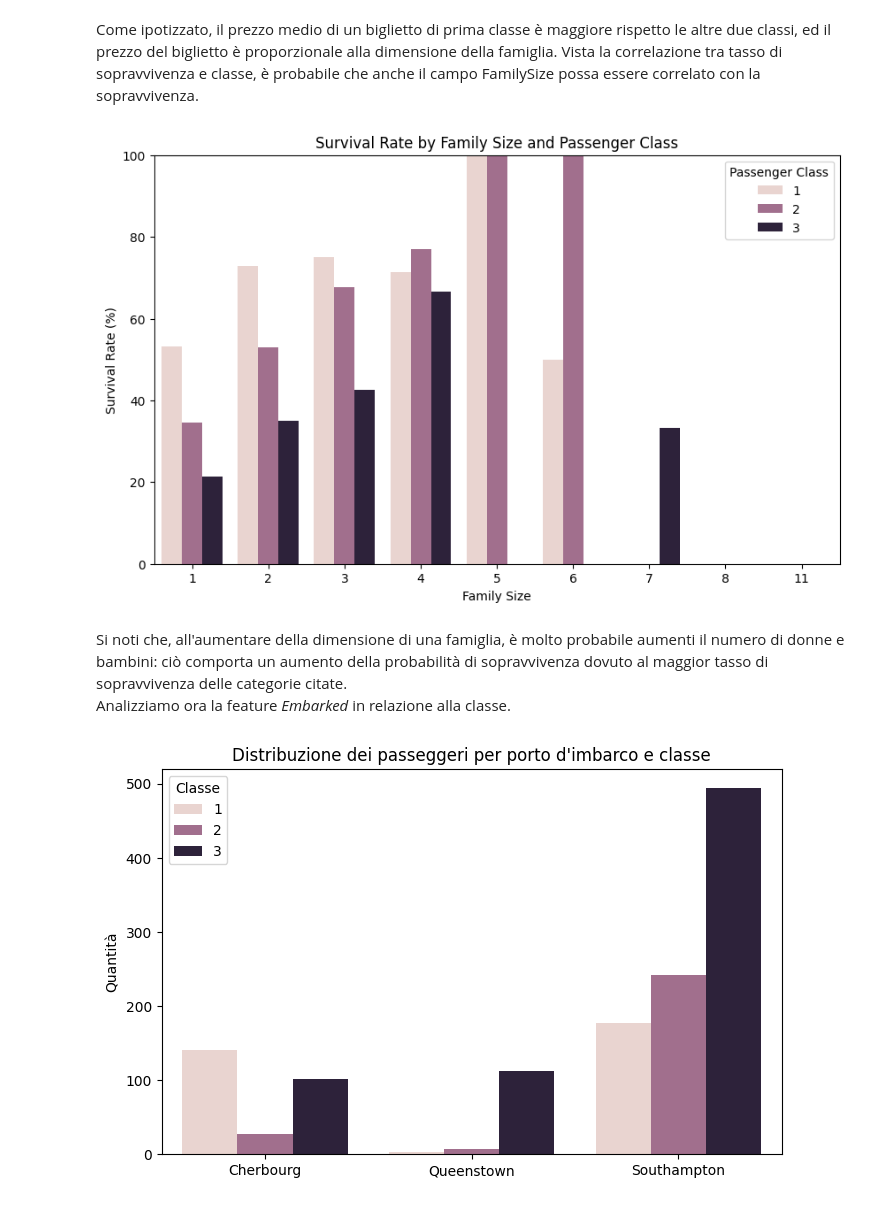
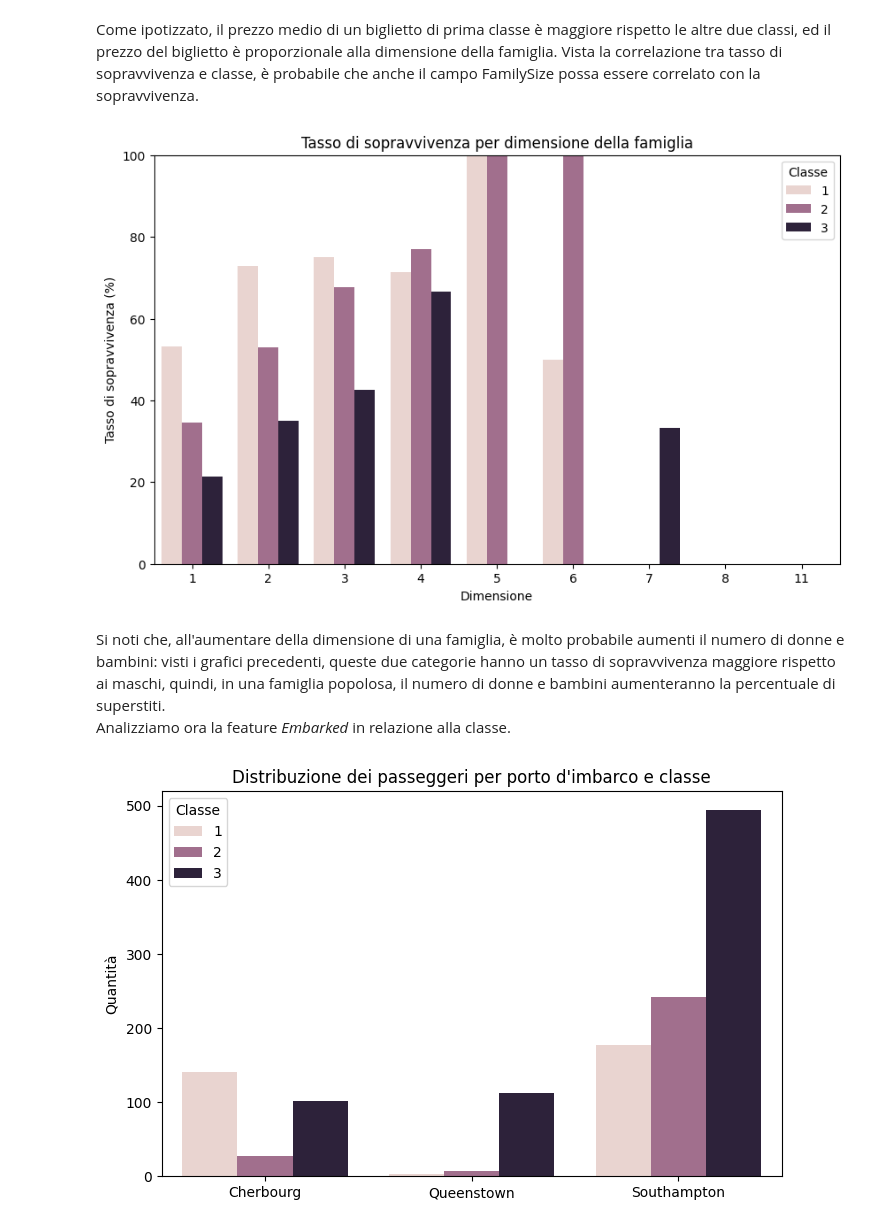
Before and after one commit to lPen88/dataProject, a Jupyter notebook: report.ipynb, the cells around one changed output. Saved outputs shown, nothing was run; the diff lists cells and outputs as text; code cells hidden in the pictures.

```diff
--- a/report.ipynb
+++ b/report.ipynb
@@ -236,23 +235,23 @@ Come ipotizzato, il prezzo medio di un biglietto di prima classe è maggiore ris
 # %%
 survival_by_family = (
     df.dropna(subset=['Survived'])
       .groupby(['FamilySize', 'Pclass'])['Survived']
       .mean()
       .reset_index()
 )
 survival_by_family['Survived'] = survival_by_family['Survived'] * 100
 plt.figure(figsize=(10, 6))
 sns.barplot(data=survival_by_family, x='FamilySize', y='Survived', hue='Pclass')
-plt.title('Survival Rate by Family Size and Passenger Class')
-plt.ylabel('Survival Rate (%)')
-plt.xlabel('Family Size')
-plt.legend(title='Passenger Class')
+plt.title('Tasso di sopravvivenza per dimensione della famiglia')
+plt.ylabel('Tasso di sopravvivenza (%)')
+plt.xlabel('Dimensione')
+plt.legend(title='Classe')
 plt.ylim(0, 100)
 plt.show()
 # %% [output]
-[figure, old version]
+[figure, new version]
 # %% [markdown]
-Si noti che, all'aumentare della dimensione di una famiglia, è molto probabile aumenti il numero di donne e bambini: ciò comporta un aumento della probabilità di sopravvivenza dovuto al maggior tasso di sopravvivenza delle categorie citate.
+Si noti che, all'aumentare della dimensione di una famiglia, è molto probabile aumenti il numero di donne e bambini: visti i grafici precedenti, queste due categorie hanno un tasso di sopravvivenza maggiore rispetto ai maschi, quindi, in una famiglia popolosa, il numero di donne e bambini aumenteranno la percentuale di superstiti.
 Analizziamo ora la feature *Embarked* in relazione alla classe.
 # %%
 plt.figure(figsize=(8, 5))
```
Also changed, not shown: parts of 18 cells of this notebook, 4 other files.
